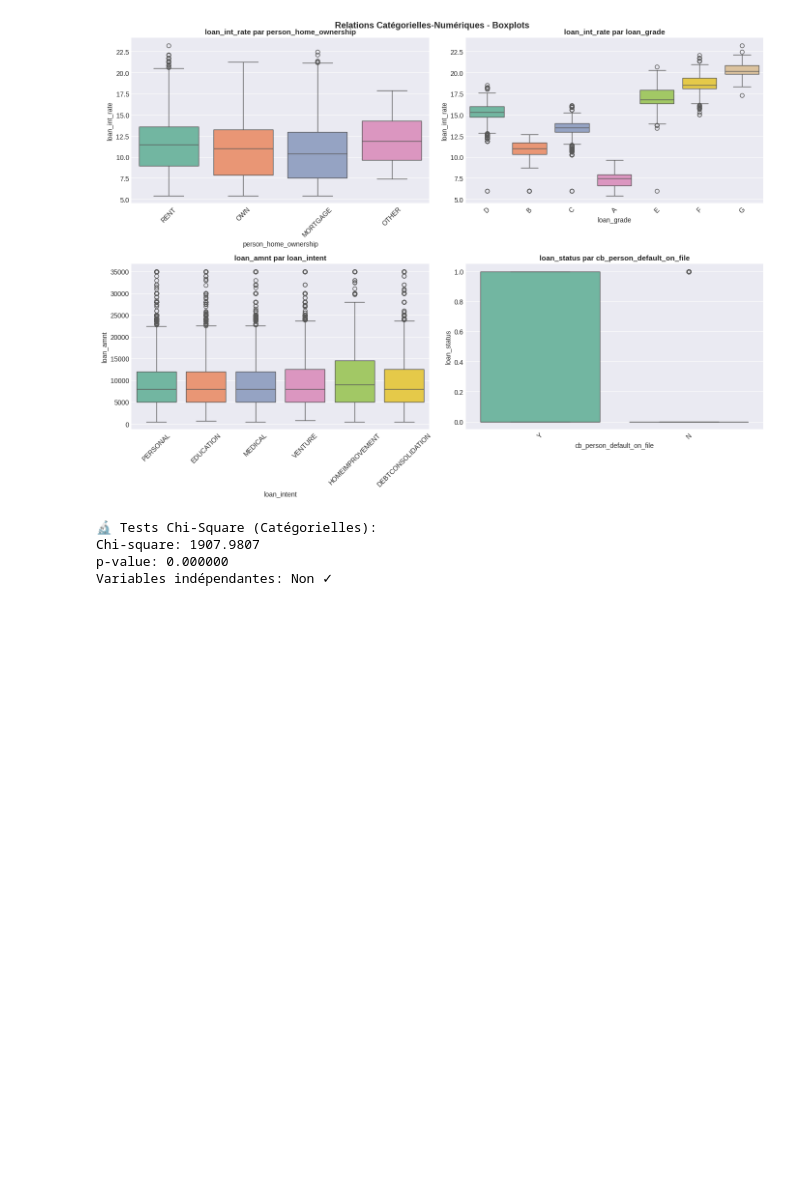
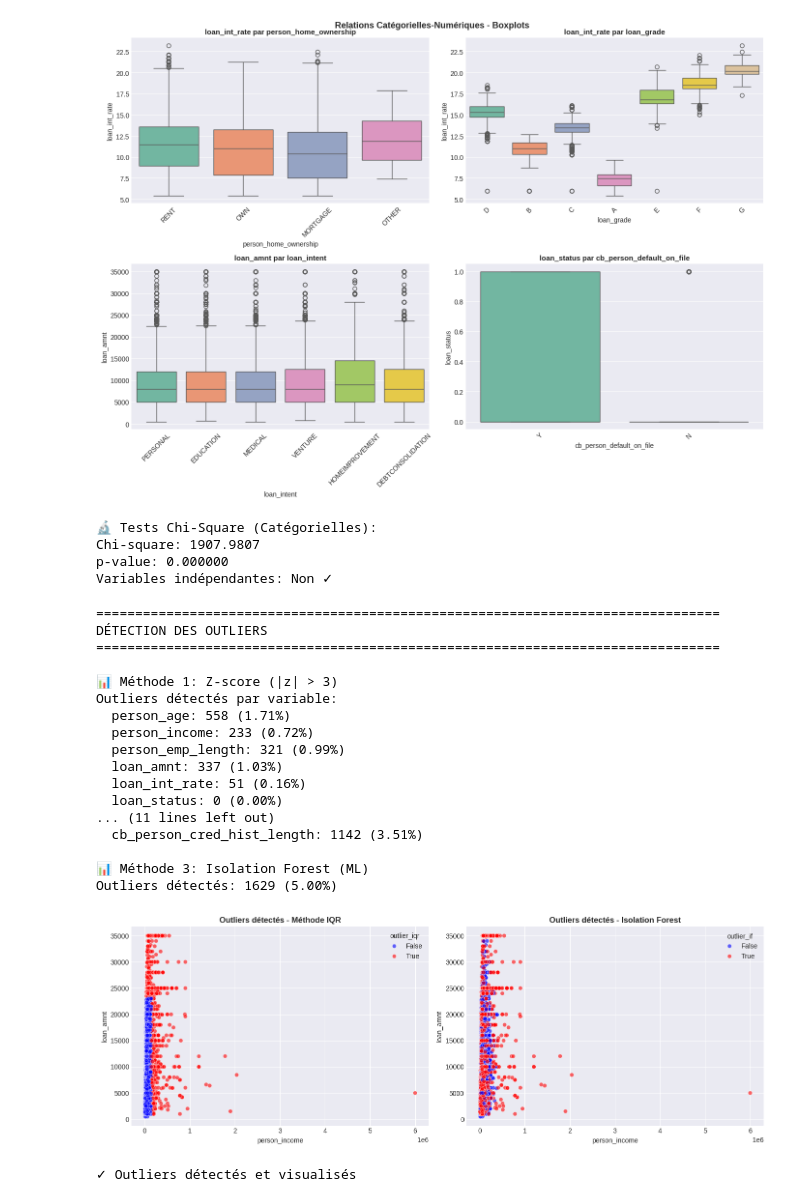
Before and after one commit to newdevdima/newdevdima.github.io, a Jupyter notebook: Bienvenue_dans_Colab.ipynb, the cells around one changed output. Drawn from its saved outputs; the diff is of its cells as text; code cells hidden in the pictures; blank space fills up the shorter version.

```diff
--- a/Bienvenue_dans_Colab.ipynb
+++ b/Bienvenue_dans_Colab.ipynb
@@ -615,3 +615,79 @@ print(f"Variables indépendantes: {'Non ✓' if p_val < 0.05 else 'Oui'}")
 Chi-square: 1907.9807
 p-value: 0.000000
 Variables indépendantes: Non ✓
+# %%
+print("="*80)
+print("DÉTECTION DES OUTLIERS")
+print("="*80)
+
+# Méthode 1: Z-score (SciPy)
+print("\n📊 Méthode 1: Z-score (|z| > 3)")
+z_scores = np.abs(stats.zscore(df[numeric_cols].fillna(df[numeric_cols].mean())))
+outliers_zscore = (z_scores > 3).sum(axis=0)
+print(f"Outliers détectés par variable:")
+for col, count in zip(numeric_cols, outliers_zscore):
+    print(f"  {col}: {count} ({count/len(df)*100:.2f}%)")
+
+# Méthode 2: IQR
+print("\n📊 Méthode 2: IQR (Interquartile Range)")
+outliers_iqr_count = 0
+for col in numeric_cols:
+    Q1 = df[col].quantile(0.25)
+    Q3 = df[col].quantile(0.75)
+    IQR = Q3 - Q1
+    outliers = ((df[col] < Q1 - 1.5*IQR) | (df[col] > Q3 + 1.5*IQR)).sum()
+    print(f"  {col}: {outliers} ({outliers/len(df)*100:.2f}%)")
+    outliers_iqr_count += outliers
+
+# Méthode 3: Isolation Forest (Scikit-learn)
+print("\n📊 Méthode 3: Isolation Forest (ML)")
+iso_forest = IsolationForest(contamination=0.05, random_state=42)
+outlier_pred = iso_forest.fit_predict(df[numeric_cols].fillna(df[numeric_cols].mean()))
+outliers_if = (outlier_pred == -1).sum()
+print(f"Outliers détectés: {outliers_if} ({outliers_if/len(df)*100:.2f}%)")
+
+# Visualisation
+fig, axes = plt.subplots(1, 2, figsize=(14, 5))
+
+# Scatter avec outliers IQR
+df['outlier_iqr'] = False
+for col in ['person_income', 'loan_amnt']:
+    Q1 = df[col].quantile(0.25)
+    Q3 = df[col].quantile(0.75)
+    IQR = Q3 - Q1
+    df.loc[(df[col] < Q1 - 1.5*IQR) | (df[col] > Q3 + 1.5*IQR), 'outlier_iqr'] = True
+
+sns.scatterplot(x='person_income', y='loan_amnt', data=df,
+               hue='outlier_iqr', palette=['blue', 'red'], ax=axes[0], alpha=0.6)
+axes[0].set_title('Outliers détectés - Méthode IQR', fontsize=12, fontweight='bold')
+
+# Isolation Forest
+df['outlier_if'] = outlier_pred == -1
+sns.scatterplot(x='person_income', y='loan_amnt', data=df,
+               hue='outlier_if', palette=['blue', 'red'], ax=axes[1], alpha=0.6)
+axes[1].set_title('Outliers détectés - Isolation Forest', fontsize=12, fontweight='bold')
+
+plt.tight_layout()
+plt.show()
+
+print("\n✓ Outliers détectés et visualisés")
+# %% [output]
+================================================================================
+DÉTECTION DES OUTLIERS
+================================================================================
+
+📊 Méthode 1: Z-score (|z| > 3)
+Outliers détectés par variable:
+  person_age: 558 (1.71%)
+  person_income: 233 (0.72%)
+  person_emp_length: 321 (0.99%)
+  loan_amnt: 337 (1.03%)
+  loan_int_rate: 51 (0.16%)
+  loan_status: 0 (0.00%)
+... (11 lines left out)
+  cb_person_cred_hist_length: 1142 (3.51%)
+
+📊 Méthode 3: Isolation Forest (ML)
+Outliers détectés: 1629 (5.00%)
+[figure, added]
+✓ Outliers détectés et visualisés
```
Also changed, not shown: parts of 2 cells of this notebook.
